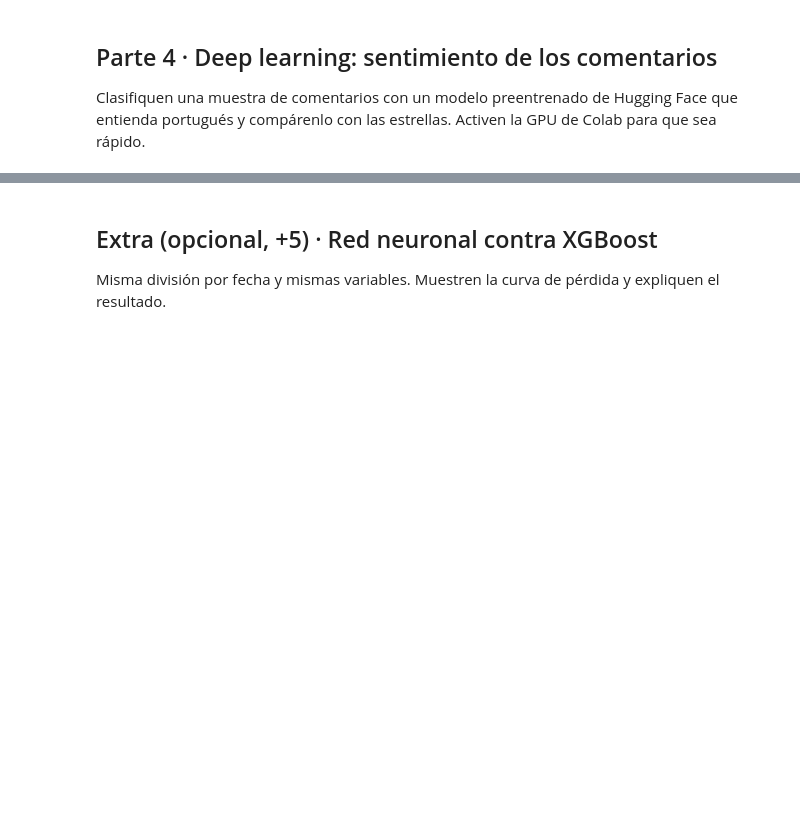
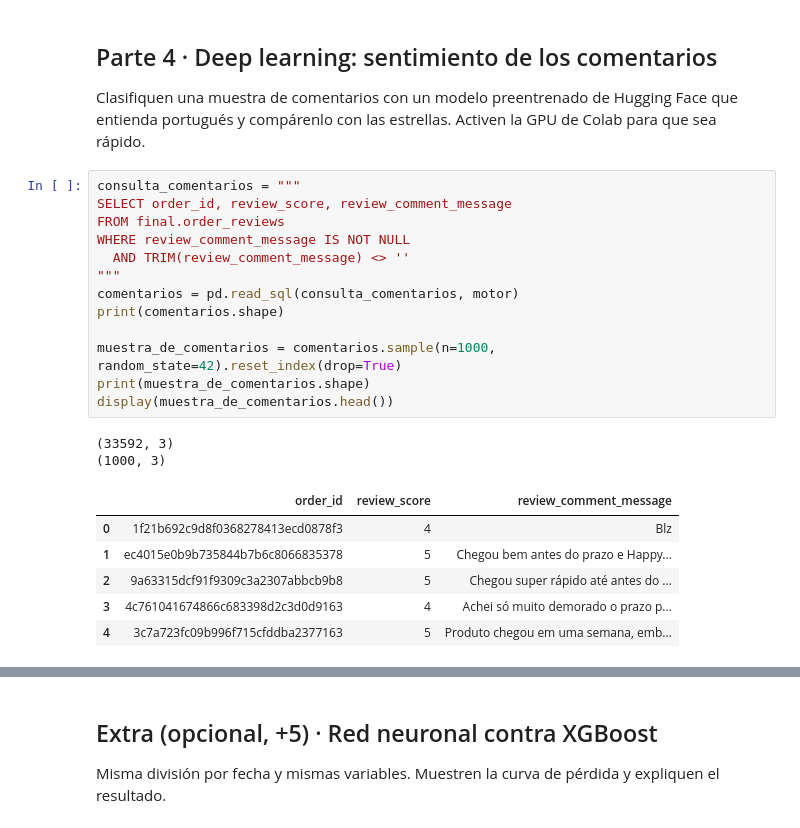
Before and after one commit to ianoelmolina-cmyk/olist-resena, a Jupyter notebook: Plantilla_Proyecto_Final.ipynb, the cells around one changed output, grey strips where cells are left out. Saved outputs shown, nothing was run; the diff lists cells and outputs as text; blank space fills up the shorter version.

```diff
--- a/Plantilla_Proyecto_Final.ipynb
+++ b/Plantilla_Proyecto_Final.ipynb
@@ -919,3 +915,25 @@ memory usage: 135.9 KB
 ## Parte 4 · Deep learning: sentimiento de los comentarios
 
 Clasifiquen una muestra de comentarios con un modelo preentrenado de Hugging Face que entienda portugués y compárenlo con las estrellas. Activen la GPU de Colab para que sea rápido.
+# %%
+consulta_comentarios = """
+SELECT order_id, review_score, review_comment_message
+FROM final.order_reviews
+WHERE review_comment_message IS NOT NULL
+  AND TRIM(review_comment_message) <> ''
+"""
+comentarios = pd.read_sql(consulta_comentarios, motor)
+print(comentarios.shape)
+
+muestra_de_comentarios = comentarios.sample(n=1000, random_state=42).reset_index(drop=True)
+print(muestra_de_comentarios.shape)
+display(muestra_de_comentarios.head())
+# %% [output]
+(33592, 3)
+(1000, 3)
+|  | order_id | review_score | review_comment_message |
+| 0 | 1f21b692c9d8f0368278413ecd0878f3 | 4 | Blz |
+| 1 | ec4015e0b9b735844b7b6c8066835378 | 5 | Chegou bem antes do prazo e Happy... |
+| 2 | 9a63315dcf91f9309c3a2307abbcb9b8 | 5 | Chegou super rápido até antes do ... |
+| 3 | 4c761041674866c683398d2c3d0d9163 | 4 | Achei só muito demorado o prazo p... |
+| 4 | 3c7a723fc09b996f715cfddba2377163 | 5 | Produto chegou em uma semana, emb... |
```
Also changed, not shown: parts of 23 cells of this notebook, 4 other files.
